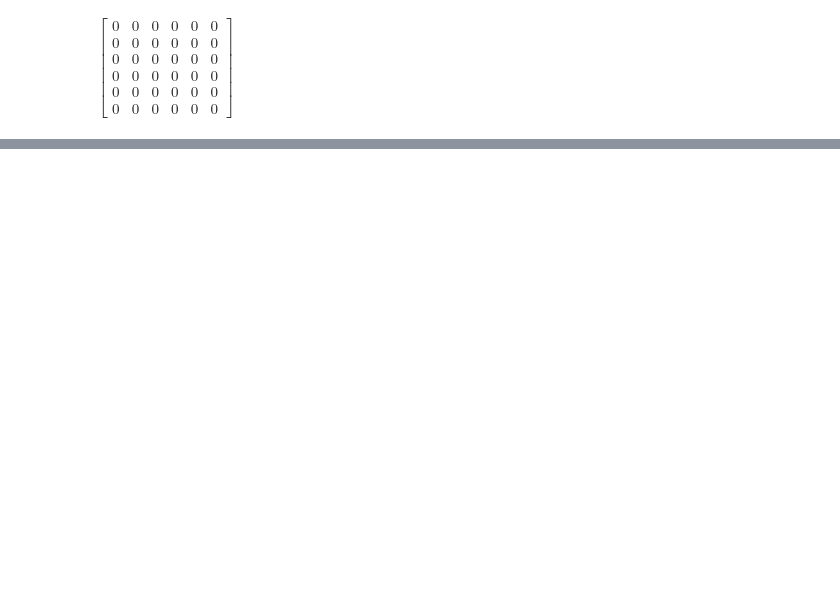
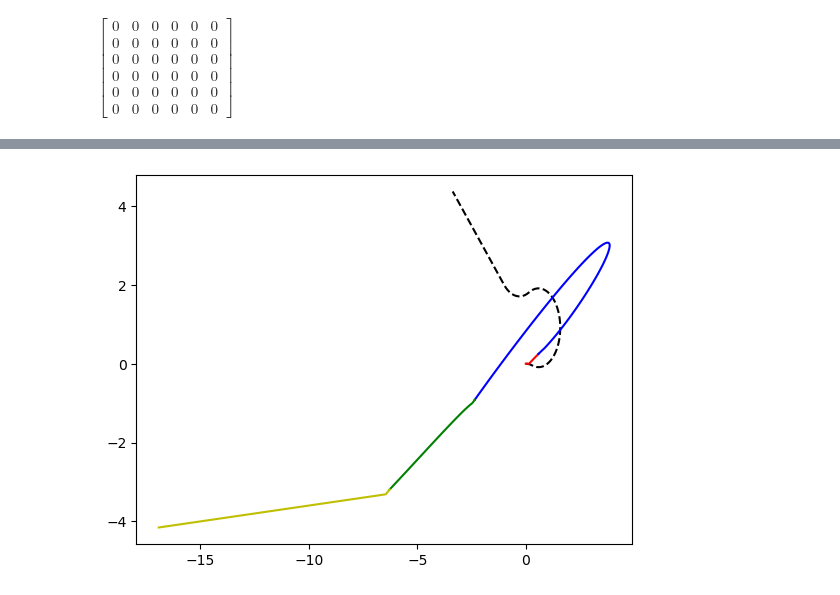
Before and after one commit to c-hague/LinearizedCarRobot, a Jupyter notebook: linearizedCar.ipynb, the cells around one changed output, grey strips where cells are left out. Cells and saved outputs as stored; diff of their text form; code cells hidden in the pictures; blank space fills up the shorter version.

```diff
--- a/linearizedCar.ipynb
+++ b/linearizedCar.ipynb
@@ -14,7 +12,7 @@ ImportError('DLL load failed while importing qdldl: The specified module could n
 rho = 1
 length = 1
 u_psi = 5
-phi_max = np.pi/6
+phi_max = np.pi/4
 
 r_min = length / (np.tan(phi_max))
 # %%
@@ -207,14 +189,14 @@ H = integrate(Phi(h * k + t_0, s) * D, (s, t_0 + h * k, h * (k+1) + t_0))
 if not os.path.exists('target'):
     os.mkdir('target')
 
-with open('target/A[k].tex', 'w') as f:
-    f.write(latex(F.simplify()))
+# with open('target/A[k].tex', 'w') as f:
+#     f.write(latex(F.simplify()))
 
-with open('target/B[k].tex', 'w') as f:
-    f.write(latex(G.simplify()))
+# with open('target/B[k].tex', 'w') as f:
+#     f.write(latex(G.simplify()))
 
-with open('target/D[k].tex', 'w') as f:
-    f.write(latex(H.simplify()))
+# with open('target/D[k].tex', 'w') as f:
+#     f.write(latex(H.simplify()))
 # %%
 def curveAmat(h, rho, length, u_psi, theta_0, theta_dot, phi_c):
     def f(k):
@@ -249,8 +231,8 @@ def curveBmat(h, rho, length, u_psi, theta_0, theta_dot, phi_c):
 def curveDmat(h, rho, length, u_psi, theta_0, theta_dot, phi_c):
     def f(k):
         return np.array([
-            rho * u_psi * (length * theta_dot * (-np.sin(h * k * theta_dot + theta_0) + np.sin(h * theta_dot * (k + 1) + theta_0)) + rho * u_psi * (h ( theta_dot * np.cos(h * k * theta_dot + theta_0) + np.sin(h * k * theta_dot + theta_0) - np.sin(h * theta_dot * (k + 1) + theta_0)) * np.tan(phi_c))) / (length * theta_dot ** 2),
-            rho * u_psi * (length * theta_dot * (np.cos(h * k * theta_dot + theta_0) - np.cos(h * theta_dot * (k + 1) + theta_0)) + rho * u_psi * (h ( theta_dot * np.sin(h * k * theta_dot + theta_0) - np.cos(h * k * theta_dot + theta_0) + np.cos(h * theta_dot * (k + 1) + theta_0)) * np.tan(phi_c))) / (length * theta_dot ** 2),
+            rho * u_psi * (length * theta_dot * (-np.sin(h * k * theta_dot + theta_0) + np.sin(h * theta_dot * (k + 1) + theta_0)) + rho * u_psi * (h * ( theta_dot * np.cos(h * k * theta_dot + theta_0) + np.sin(h * k * theta_dot + theta_0) - np.sin(h * theta_dot * (k + 1) + theta_0)) * np.tan(phi_c))) / (length * theta_dot ** 2),
+            rho * u_psi * (length * theta_dot * (np.cos(h * k * theta_dot + theta_0) - np.cos(h * theta_dot * (k + 1) + theta_0)) + rho * u_psi * (h * ( theta_dot * np.sin(h * k * theta_dot + theta_0) - np.cos(h * k * theta_dot + theta_0) + np.cos(h * theta_dot * (k + 1) + theta_0)) * np.tan(phi_c))) / (length * theta_dot ** 2),
             h * rho * u_psi * np.tan(phi_c) / length,
             u_psi * h,
             0,
@@ -305,0 +409,57 @@ q = cp.Variable(6)
+# %%
+x_desired = []
+
+# first path
+f = dubinsCurve2d(path0.start.toarray(), path0.a, path0.b, path0.c, r, path0.type)
+t = np.arange(0, path0.cost, dt)
+t /= path0.cost
+x_r = np.zeros([6, T + 1])
+# first curve
+k = 0
+g = curvePathGenerator(f, path0.cost, -1, -phi_max, u_psi)
+for i in range(T_1):
+    x_r[:, k] = q[:, k].value + g(k * dt)
+    x_desired.append(g(k * dt))
+    k += 1
+
+# second curve
+xy = f(t[k])
+alt = f(t[k] - .001)
+theta = np.arctan2(xy[1] - alt[1], xy[0] - alt[0])
+g = curvePathGenerator(f, path0.cost, 1, phi_max, u_psi)
+for i in range(T_2):
+    x_r[:, k] = q[:, k].value + g(k * dt)
+    x_desired.append(g(k * dt))
+    k += 1
+
+# thrid curve
+xy = f(t[k])
+alt = f(t[k] - .001)
+theta = np.arctan2(xy[1] - alt[1], xy[0] - alt[0])
+g = curvePathGenerator(f, path0.cost, -1, -phi_max, u_psi)
+for i in range(T_3):
+    x_r[:, k] = q[:, k].value + g(k * dt)
+    x_desired.append(g(k * dt))
+    k += 1
+
+# second path
+g = straightLineGenerator(path1.start.x, path1.start.y, path1.start.psi, u_psi)
+for i in range(T_4 + 1):
+    x_r[:, k] = q[:, k].value + g(i * dt)
+    x_desired.append(g(i * dt))
+    k += 1
+
+
+fig = plt.figure()
+ax = fig.gca()
+ax.plot(xy_des[:, 0], xy_des[:, 1], c='k', ls='--')
+ax.plot(x_r[0, :T_1], x_r[1, :T_1], c='r')
+ax.plot(x_r[0,(T_1 - 1):(T_1 + T_2)], x_r[1, (T_1 - 1):(T_1 + T_2)], c='b')
+ax.plot(x_r[0, (T_1 + T_2 - 1):T_c], x_r[1, (T_1 + T_2 - 1):T_c], c='g')
+ax.plot(x_r[0, (T_c - 1):], x_r[1, (T_c - 1):], c='y')
+x_r[0, T_2:T_3]
+
+x_desired = np.array(x_desired)
+x_desired[:, 3] = np.arange(T + 1) * dt * u_psi
+# %% [output]
+[figure, added]
```
Also changed, not shown: parts of 18 cells of this notebook.
